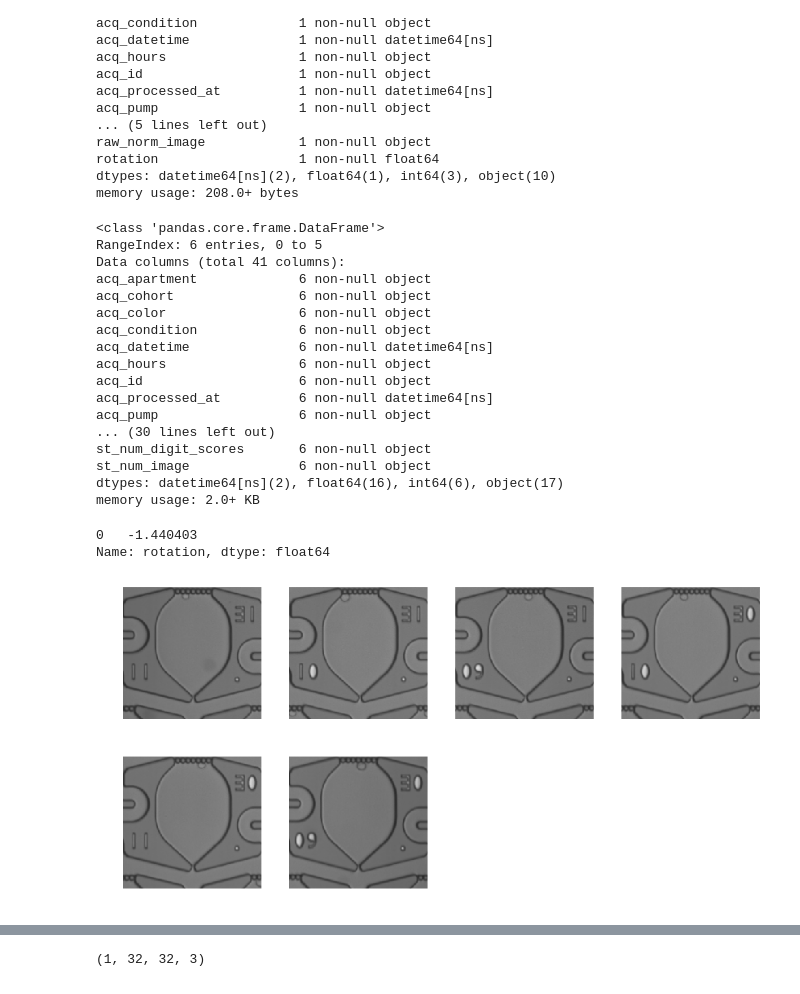
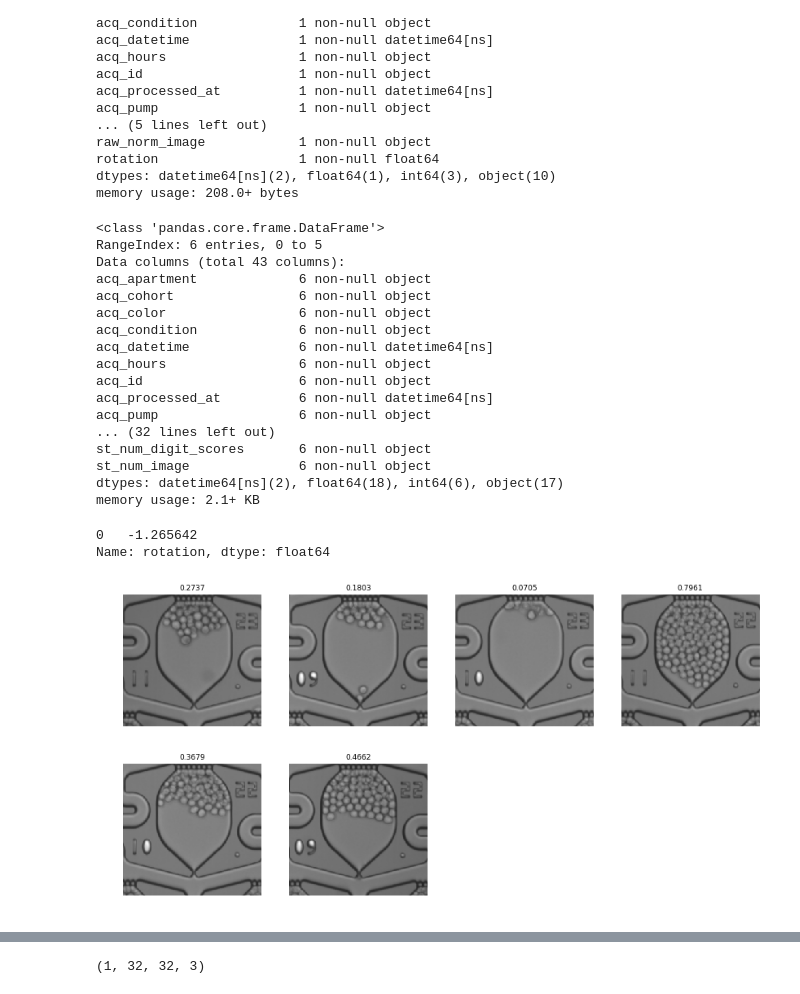
Before and after one commit to hammerlab/SmartCount, a Jupyter notebook: python/notebook/debugging/cytometry_exp_G3.ipynb, the cells around one changed output, grey strips where cells are left out. Cells and saved outputs as stored; diff of their text form; code cells hidden in the pictures.

Commit message:
Adding component occupancy fraction calculations to processing

```diff
--- a/python/notebook/debugging/cytometry_exp_G3.ipynb
+++ b/python/notebook/debugging/cytometry_exp_G3.ipynb
@@ -57,8 +57,13 @@ cytometer.initialize()
 # %% [output]
 Using TensorFlow backend.
 # %%
-#exp_dir = '_2018.06.14 EXP SUM Control 0.1uM with 5mL gravity/2018.06.14 White 3 Control/2018.06.14 White 3 Control 43 hr'
-exp_dir = '_2018.06.14 EXP SUM Control 0.1uM with 5mL gravity/2018.06.14 Red 3 Control/2018.06.14 Red 3 Control 0 hr'
-path = osp.join(celldom.get_data_dir(), 'dataset', 'dataset05', exp_dir)
-path
+#img_path = '_2018.06.14 EXP SUM Control 0.1uM with 5mL gravity/2018.06.14 White 3 Control/2018.06.14 White 3 Control 43 hr/BFF_16X_St_000_Apt_010_201806161824.tif'
+#img_path = '_2018.06.14 EXP SUM Control 0.1uM with 5mL gravity/2018.06.14 Red 3 Control/2018.06.14 Red 3 Control 0 hr/BFF_16X_St_009_Apt_030_201806142327.tif'
+#img_path = '_2018.06.17 EXP SUM Control 0.3uM 0.5uM with 5mL gravity/_2018.06.17 Blue 3 Control/_2018.06.17 Blue 3 Control 96 hr/BFF_16X_St_003_Apt_004_201806212247.tif'
+
+# Nearly saturated apartments
+img_path = '_2018.06.17 EXP SUM Control 0.3uM 0.5uM with 5mL gravity/_2018.06.17 Blue 3 Control/_2018.06.17 Blue 3 Control 96 hr/BFF_16X_St_009_Apt_022_201806212249.tif'
+
+img_path = osp.join(celldom.get_data_dir(), 'dataset', 'dataset05', img_path)
+img_path
 # %% [output]
@@ -79,5 +70,0 @@ BFF_16X_St_000_Apt_016_201806142326.tif
-# %%
-#img_path = osp.join(path, 'BFF_16X_St_000_Apt_012_201806161824.tif')
-#img_path = osp.join(path, 'BFF_16X_St_000_Apt_010_201806161824.tif')
-img_path = osp.join(path, 'BFF_16X_St_009_Apt_030_201806142327.tif')
-img_path
@@ -147,7 +132,7 @@ apt_data.info()
 # %% [output]
 <class 'pandas.core.frame.DataFrame'>
 RangeIndex: 6 entries, 0 to 5
-Data columns (total 41 columns):
+Data columns (total 43 columns):
 acq_apartment             6 non-null object
 acq_cohort                6 non-null object
 acq_color                 6 non-null object
@@ -157,20 +142,20 @@ acq_hours                 6 non-null object
 acq_id                    6 non-null object
 acq_processed_at          6 non-null datetime64[ns]
 acq_pump                  6 non-null object
-... (30 lines left out)
+... (32 lines left out)
 st_num_digit_scores       6 non-null object
 st_num_image              6 non-null object
-dtypes: datetime64[ns](2), float64(16), int64(6), object(17)
-memory usage: 2.0+ KB
+dtypes: datetime64[ns](2), float64(18), int64(6), object(17)
+memory usage: 2.1+ KB
 # %%
 acq_data.rotation
 # %% [output]
-0   -1.440403
+0   -1.265642
 Name: rotation, dtype: float64
 # %%
 #plt.imshow(acq_data.raw_norm_image.iloc[0])
 # %%
 from cvutils.visualize import display_images
-display_images(apt_data['apt_image'])
+display_images(apt_data['apt_image'], titles=['{:.4f}'.format(v) for v in apt_data['occupancy_chamber']])
 # %% [output]
-[figure, old version]
+[figure, new version]
```
Also changed, not shown: parts of 10 cells of this notebook, 12 other files.
